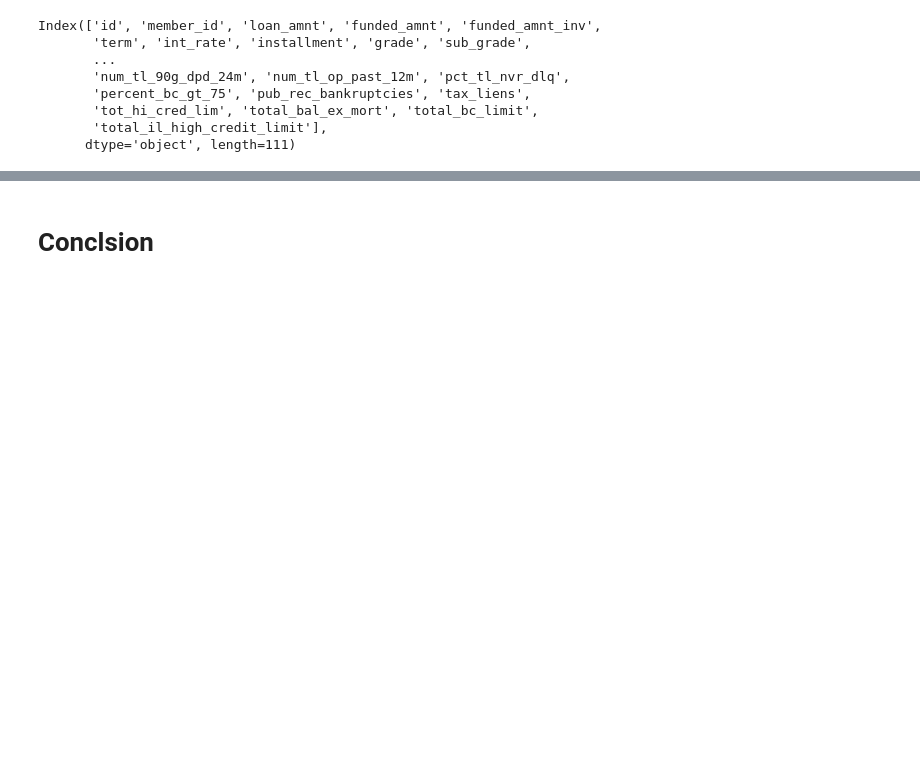
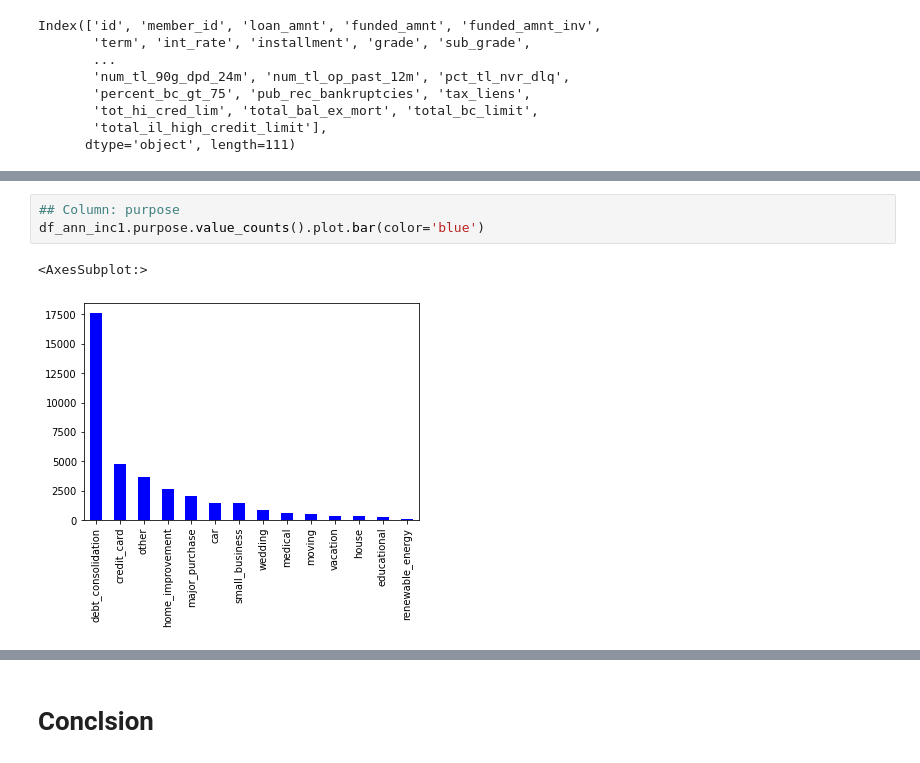
Before and after one commit to ShruthiNandakumar/LendingClubCaseStudy, a Jupyter notebook: LendingLoans.ipynb, the cells around one changed output, grey strips where cells are left out. Cells and saved outputs as stored; diff of their text form; blank space fills up the shorter version.

```diff
--- a/LendingLoans.ipynb
+++ b/LendingLoans.ipynb
@@ -170,0 +552,6 @@ dtype: int64
+# %%
+## Column: purpose
+df_ann_inc1.purpose.value_counts().plot.bar(color='blue')
+# %% [output]
+<AxesSubplot:>
+[figure, added]
```
Also changed, not shown: parts of 68 cells of this notebook.
